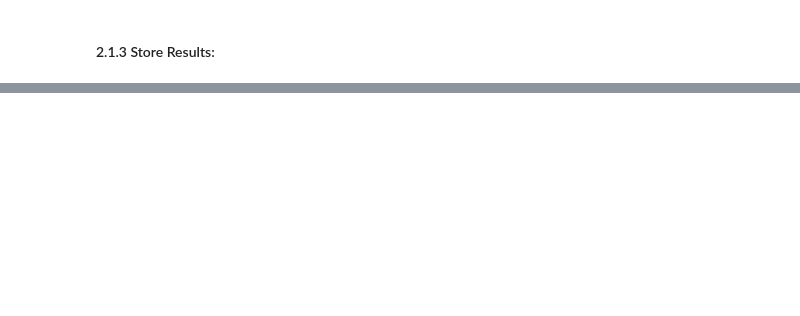
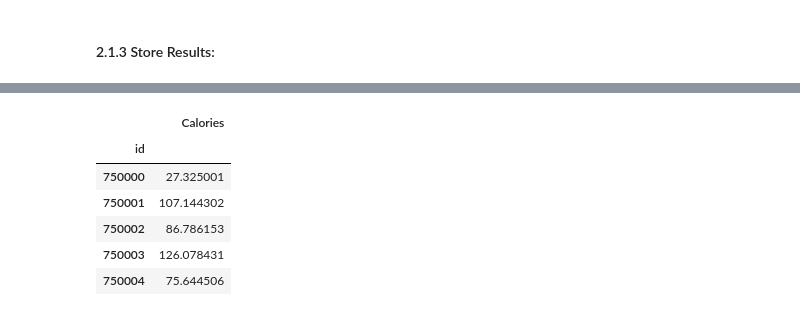
Before and after one commit to fabriziobasso/Colab_backup, a Jupyter notebook: File_02_Calories_NN.ipynb, the cells around one changed output, grey strips where cells are left out. Saved outputs shown, nothing was run; the diff lists cells and outputs as text; code cells hidden in the pictures; blank space fills up the shorter version.

```diff
--- a/File_02_Calories_NN.ipynb
+++ b/File_02_Calories_NN.ipynb
@@ -2205,0 +2653,10 @@ train_pred.to_csv(f"/content/drive/MyDrive/Exercises/Studies_Structured_Data/Dat
+# %%
+sub.head()
+# %% [output]
+|  | Calories |
+| id |  |
+| 750000 | 27.325001 |
+| 750001 | 107.144302 |
+| 750002 | 86.786153 |
+| 750003 | 126.078431 |
+| 750004 | 75.644506 |
```
Also changed, not shown: parts of 63 cells of this notebook.
